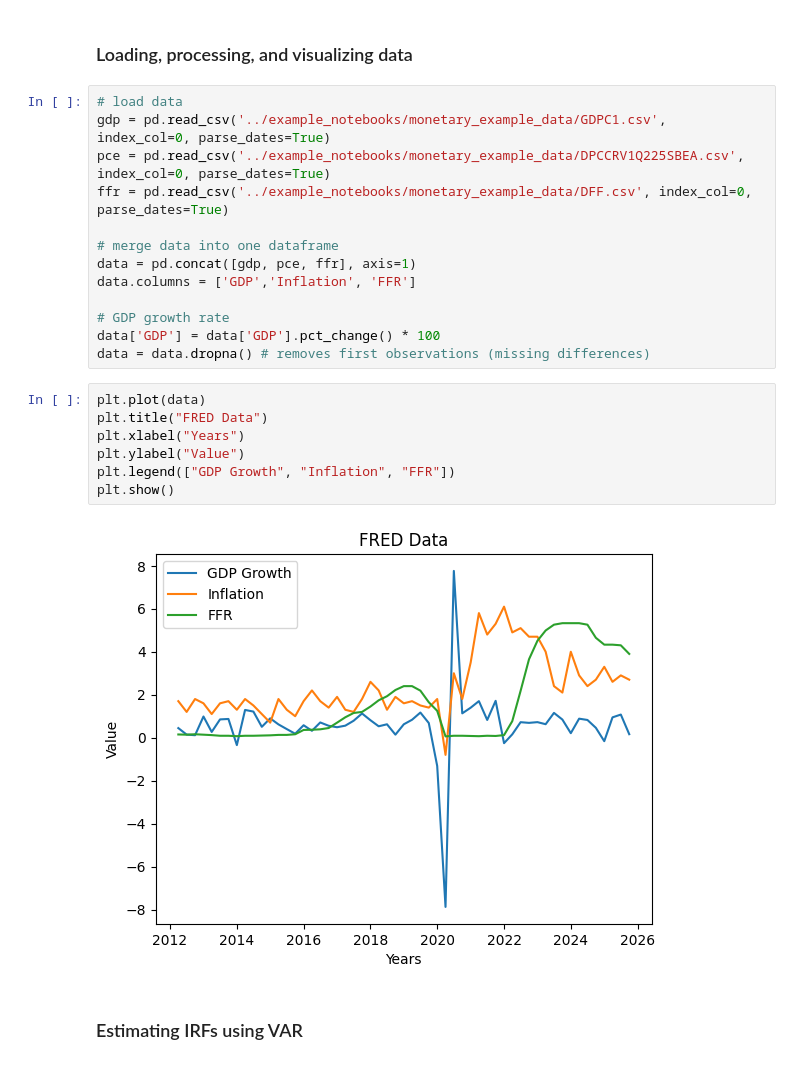
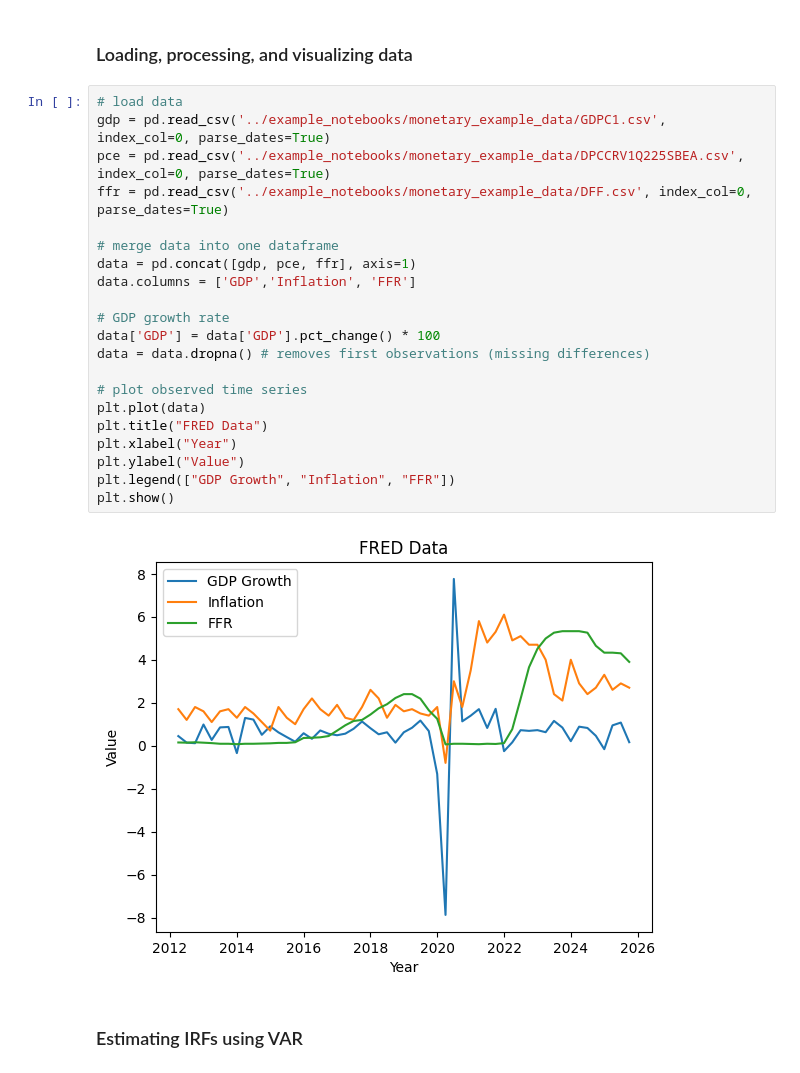
Before and after one commit to matt-dot-k/econ-622-project, a Jupyter notebook: example_notebooks/US_monetary.ipynb, the cells around one changed output. Cells and saved outputs as stored; diff of their text form.

```diff
--- a/example_notebooks/US_monetary.ipynb
+++ b/example_notebooks/US_monetary.ipynb
@@ -25,25 +39,26 @@ q = 12 # number of quarters for IRFs
 # %%
 # load data
 gdp = pd.read_csv('../example_notebooks/monetary_example_data/GDPC1.csv', index_col=0, parse_dates=True)
 pce = pd.read_csv('../example_notebooks/monetary_example_data/DPCCRV1Q225SBEA.csv', index_col=0, parse_dates=True)
 ffr = pd.read_csv('../example_notebooks/monetary_example_data/DFF.csv', index_col=0, parse_dates=True)
 
 # merge data into one dataframe
 data = pd.concat([gdp, pce, ffr], axis=1)
 data.columns = ['GDP','Inflation', 'FFR']
 
 # GDP growth rate
 data['GDP'] = data['GDP'].pct_change() * 100
 data = data.dropna() # removes first observations (missing differences)
+
+# plot observed time series
+plt.plot(data)
+plt.title("FRED Data")
+plt.xlabel("Year")
+plt.ylabel("Value")
+plt.legend(["GDP Growth", "Inflation", "FFR"])
+plt.show()
+# %% [output]
+[figure, added]
-# %%
-plt.plot(data)
-plt.title("FRED Data")
-plt.xlabel("Years")
-plt.ylabel("Value")
-plt.legend(["GDP Growth", "Inflation", "FFR"])
-plt.show()
-# %% [output]
-[figure, removed]
 # %% [markdown]
 ### Estimating IRFs using VAR
 # %%
```
Also changed, not shown: parts of 7 cells of this notebook, 2 other files.
